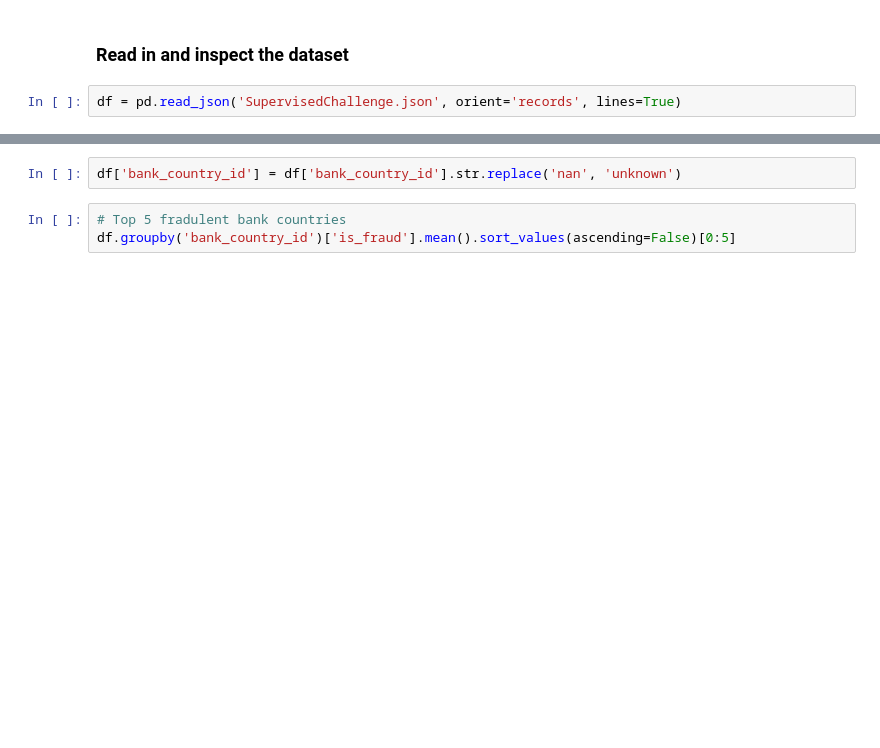
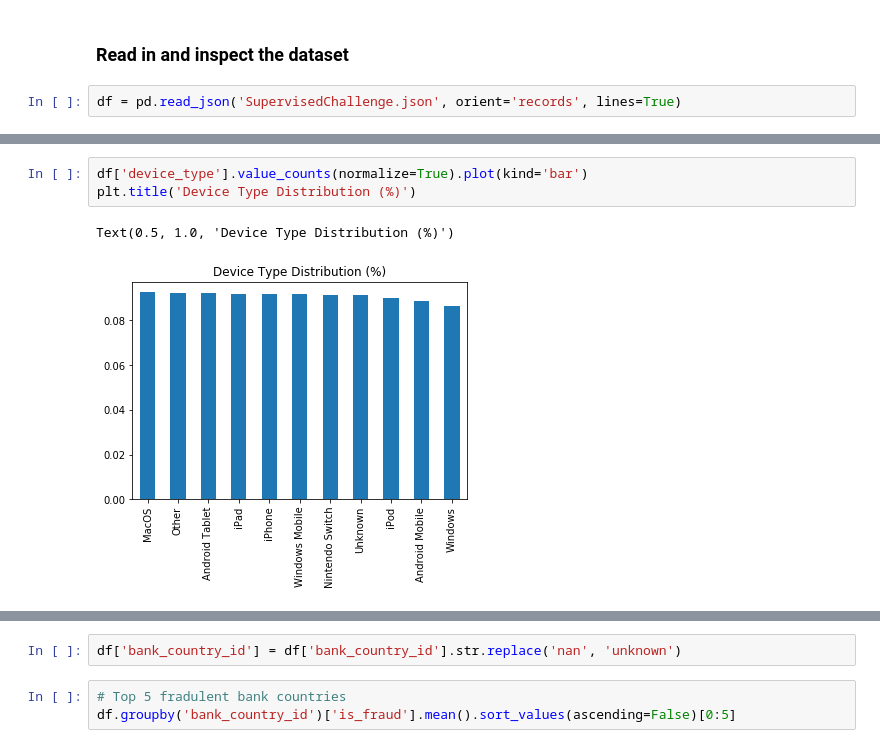
Before and after one commit to ssantic/Adyen-Homework, a Jupyter notebook: SupervisedChallenge__283_29.ipynb, the cells around one changed output, grey strips where cells are left out. Saved outputs shown, nothing was run; the diff lists cells and outputs as text; blank space fills up the shorter version.

```diff
--- a/SupervisedChallenge__283_29.ipynb
+++ b/SupervisedChallenge__283_29.ipynb
@@ -225,0 +123,6 @@ df['bank_country_id'] = df['bank_country_id'].apply(lambda x: str(x))
+# %%
+df['device_type'].value_counts(normalize=True).plot(kind='bar')
+plt.title('Device Type Distribution (%)')
+# %% [output]
+Text(0.5, 1.0, 'Device Type Distribution (%)')
+[figure, added]
```
Also changed, not shown: parts of 37 cells of this notebook.
